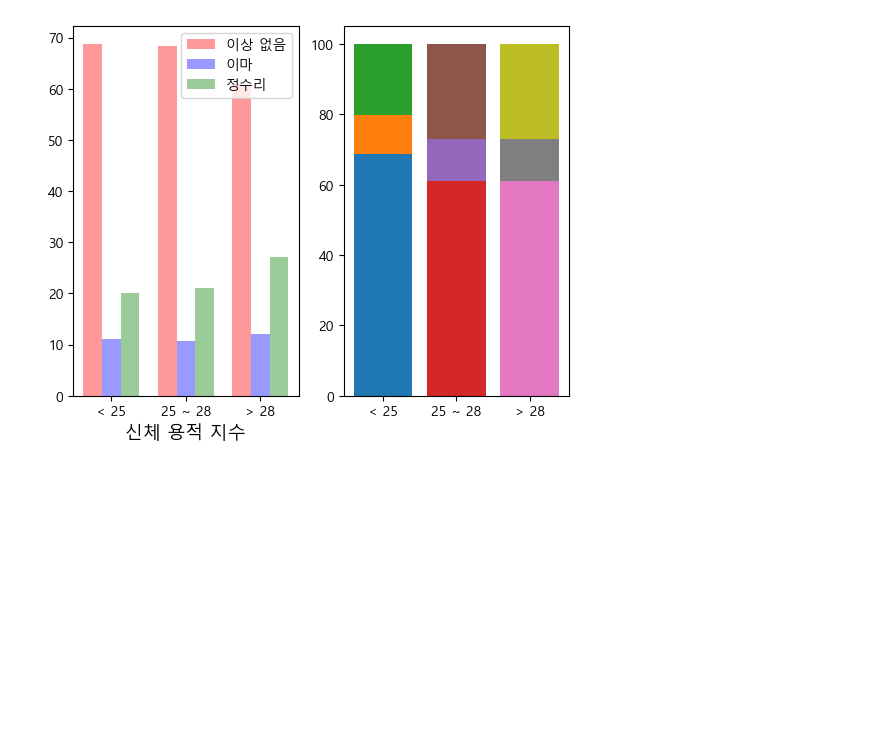
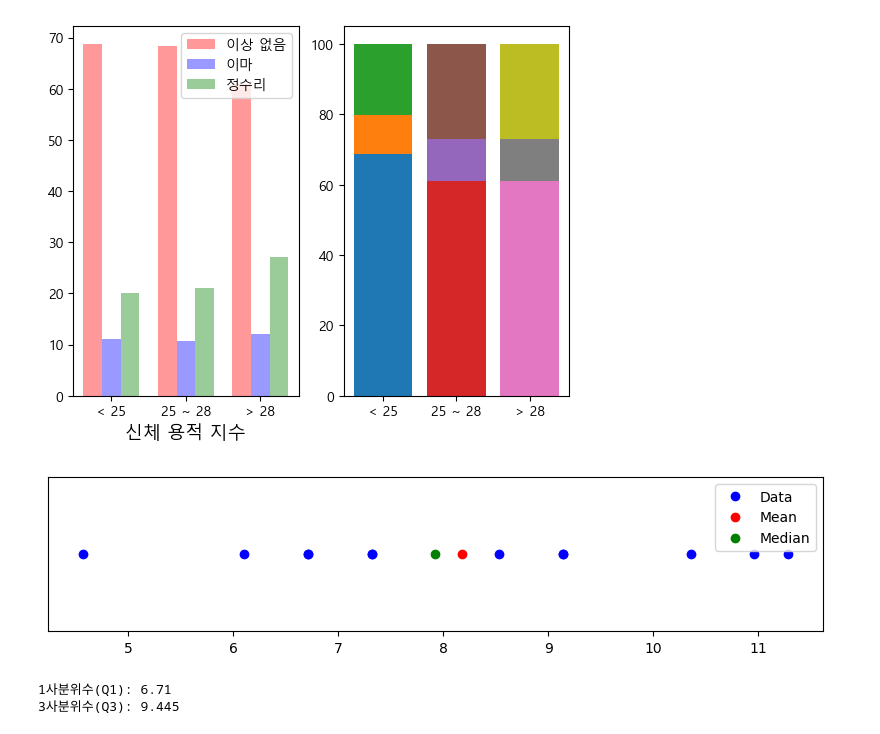
Before and after one commit to layla-focalors/r2python, a Jupyter notebook: chapter2/chapter2_02.ipynb, the cells around one changed output. Drawn from its saved outputs; the diff is of its cells as text; code cells hidden in the pictures; blank space fills up the shorter version.

```diff
--- a/chapter2/chapter2_02.ipynb
+++ b/chapter2/chapter2_02.ipynb
@@ -136,3 +136,36 @@ plt.show()
 [68.8, 11.1, 20.1] [68.3, 10.7, 21.0] [61.0, 12.0, 27.1]
 [68.8, 68.3, 61.0]
 [figure]
+# %%
+import numpy as np
+import matplotlib.pyplot as plt
+
+# 데이터셋
+dataset = [6.71, 7.32, 9.14, 6.71, 6.10, 8.53, 9.14, 7.32, 10.36, 10.96, 4.57, 11.28]
+
+# 점도표 그리기
+plt.figure(figsize=(10, 2))
+plt.plot(dataset, [1]*len(dataset), 'bo')
+
+# 평균과 중위수 계산
+mean = np.mean(dataset)
+median = np.median(dataset)
+
+# 평균과 중위수를 점도표에 표기
+plt.plot(mean, 1, 'ro')
+plt.plot(median, 1, 'go')
+
+plt.yticks([])
+plt.legend(['Data', 'Mean', 'Median'])
+plt.show()
+
+# 사분위수 계산
+q1 = np.percentile(dataset, 25)
+q3 = np.percentile(dataset, 75)
+
+print(f"1사분위수(Q1): {q1}")
+print(f"3사분위수(Q3): {q3}")
+# %% [output]
+[figure, added]
+1사분위수(Q1): 6.71
+3사분위수(Q3): 9.445
```
Also changed, not shown: 7 other files.
